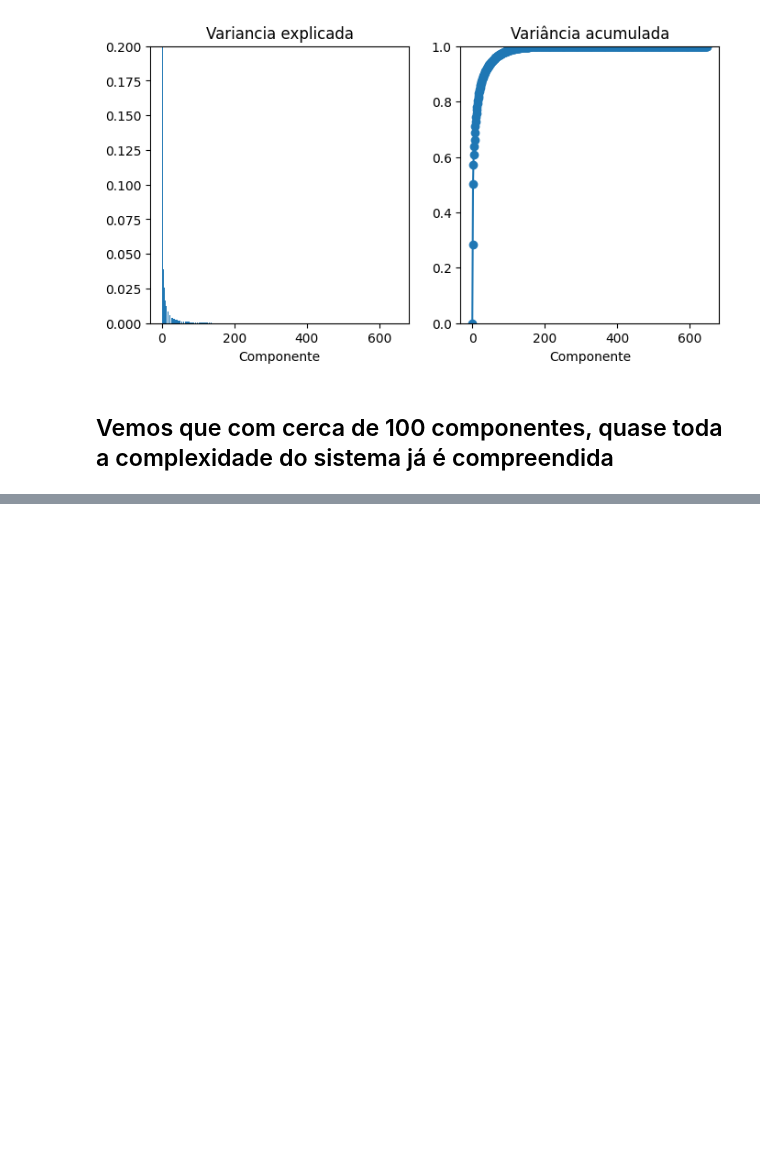
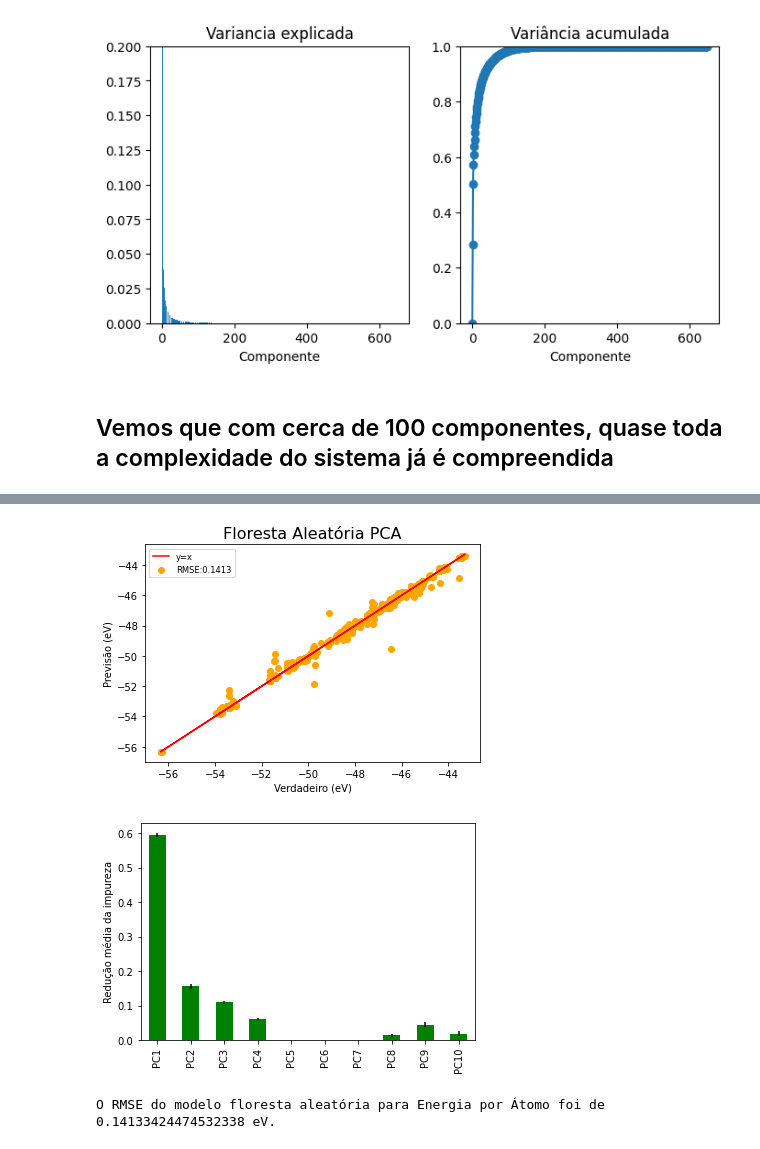
Before and after one commit to Karl-Marcos/ML-2022-DIMP, a Jupyter notebook: bloco_3.ipynb, the cells around one changed output, grey strips where cells are left out. Cells and saved outputs as stored; diff of their text form; code cells hidden in the pictures; blank space fills up the shorter version.

```diff
--- a/bloco_3.ipynb
+++ b/bloco_3.ipynb
@@ -155,0 +259,13 @@ print(X_pca)
+# %%
+
+modelo_baseline = DummyRegressor()
+
+# treina o modelo
+modelo_baseline.fit(x_treino_en, y_treino_en)
+
+# realiza uma previsão usando o modelo treinado
+previsao_en = modelo_baseline.predict(x_teste_en)
+
+print(previsao_en)
+# testando a qualidade do nosso modelo:
+RMSE(y_teste_en, previsao_en)
@@ -155,0 +321,2 @@ print(X_pca)
+# %%
+n_folhas_en, n_profundidade_en, n_arvores_en = hiper_floresta(x_treino_en, y_treino_en, x_teste_en, y_teste_en, "Energia por atomo")
@@ -155,0 +385,7 @@ print(X_pca)
+# %%
+#Teste do modelo para energia por átomo:
+floresta(x_treino_en, y_treino_en, x_teste_en, y_teste_en,'Energia por Átomo',n_folhas_en, n_profundidade_en, n_arvores_en)
+# %% [output]
+[figure, added]
+[figure, added]
+O RMSE do modelo floresta aleatória para Energia por Átomo foi de 0.14133424474532338 eV.
```
Also changed, not shown: parts of 18 cells of this notebook.
